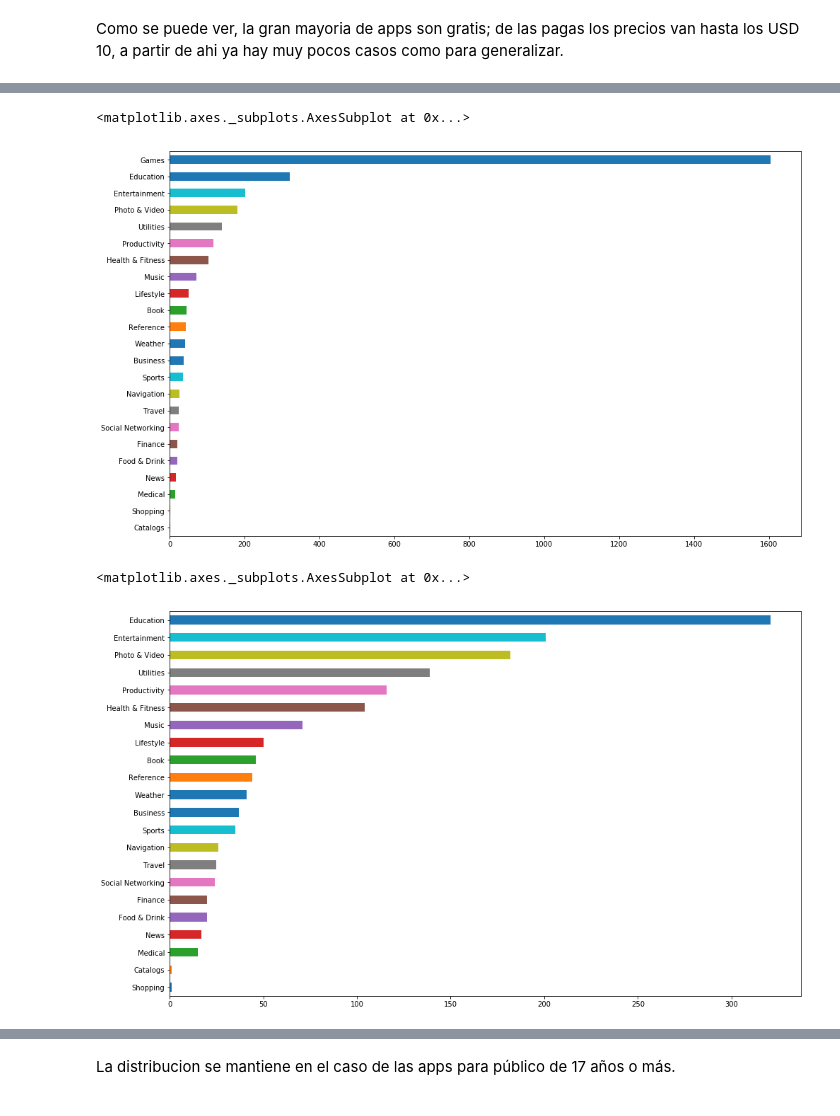
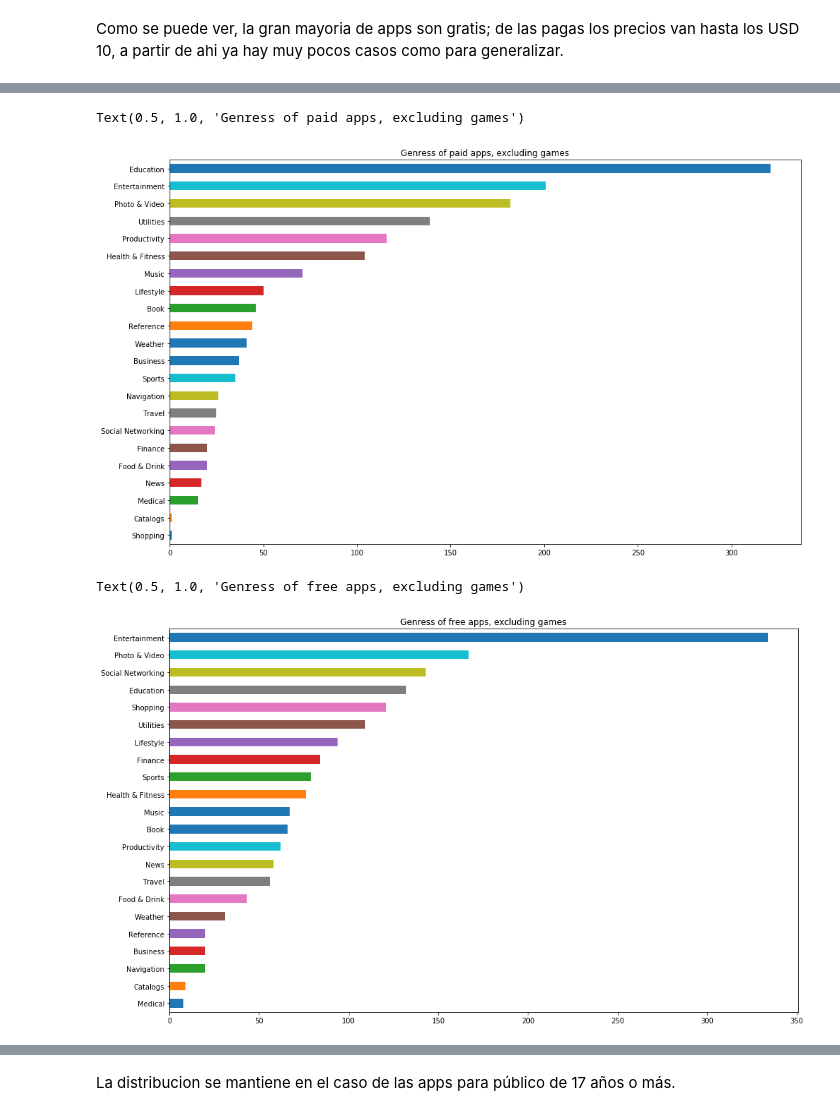
Before and after one commit to rozanecm/7550_tpFinal, a Jupyter notebook: Untitled.ipynb, the cells around one changed output, grey strips where cells are left out. Drawn from its saved outputs; the diff is of its cells as text; code cells hidden in the pictures.

```diff
--- a/Untitled.ipynb
+++ b/Untitled.ipynb
@@ -6,6 +7,6 @@ import seaborn as sns
 # %%
-apps = pd.read_csv('app-store-apple-data-set-10k-apps/AppleStore.csv')
-desc = pd.read_csv('app-store-apple-data-set-10k-apps/appleStore_description.csv')
+apps = pd.read_csv('data/AppleStore.csv')
+desc = pd.read_csv('data/appleStore_description.csv')
 # %%
 apps.shape
 # %% [output]
@@ -88,14 +106,14 @@ apps[apps['prime_genre'] != 'Games'].prime_genre.value_counts(ascending=True).pl
 # %%
-#mismo plot filtrando games
-apps[apps['price'] > 0].prime_genre.value_counts(ascending=True).plot(kind='barh', figsize=(16,10))
+# mismo plot filtrando games
+apps[(apps['price'] > 0) & (apps['prime_genre'] != 'Games')].prime_genre.value_counts(ascending=True).plot(kind='barh', figsize=(16,10)).set_title('Genress of paid apps, excluding games')
 # %% [output]
-<matplotlib.axes._subplots.AxesSubplot at 0x...>
+Text(0.5, 1.0, 'Genress of paid apps, excluding games')
-[figure, old version]
+[figure, new version]
 # %%
-#mismo plot filtrando games
-apps[(apps['price'] > 0) & (apps['prime_genre'] != 'Games')].prime_genre.value_counts(ascending=True).plot(kind='barh', figsize=(16,10))
+# mismo plot filtrando games
+apps[(apps['price'] == 0) & (apps['prime_genre'] != 'Games')].prime_genre.value_counts(ascending=True).plot(kind='barh', figsize=(16,10)).set_title('Genress of free apps, excluding games')
 # %% [output]
-<matplotlib.axes._subplots.AxesSubplot at 0x...>
+Text(0.5, 1.0, 'Genress of free apps, excluding games')
-[figure, old version]
+[figure, new version]
 # %% [markdown]
 Los resultados varían proporcionalmente en el caso de las apps pagas y de las gratuitas. No perder de vista que todas las apps también pueden generar ingresos mediante *in app purchases*. A partir de esto se puede concluir que de querer desarrollar alguna app que genere ingresos, aparentemente lo que más convendría hacer es desarrollar algún juego. De no ser posible por tratarse de un área muy particular, o no ser un área de interés, le seguirían las opciones de Entretenimiento, Educación y Foto/video.
```
Also changed, not shown: parts of 37 cells of this notebook.
